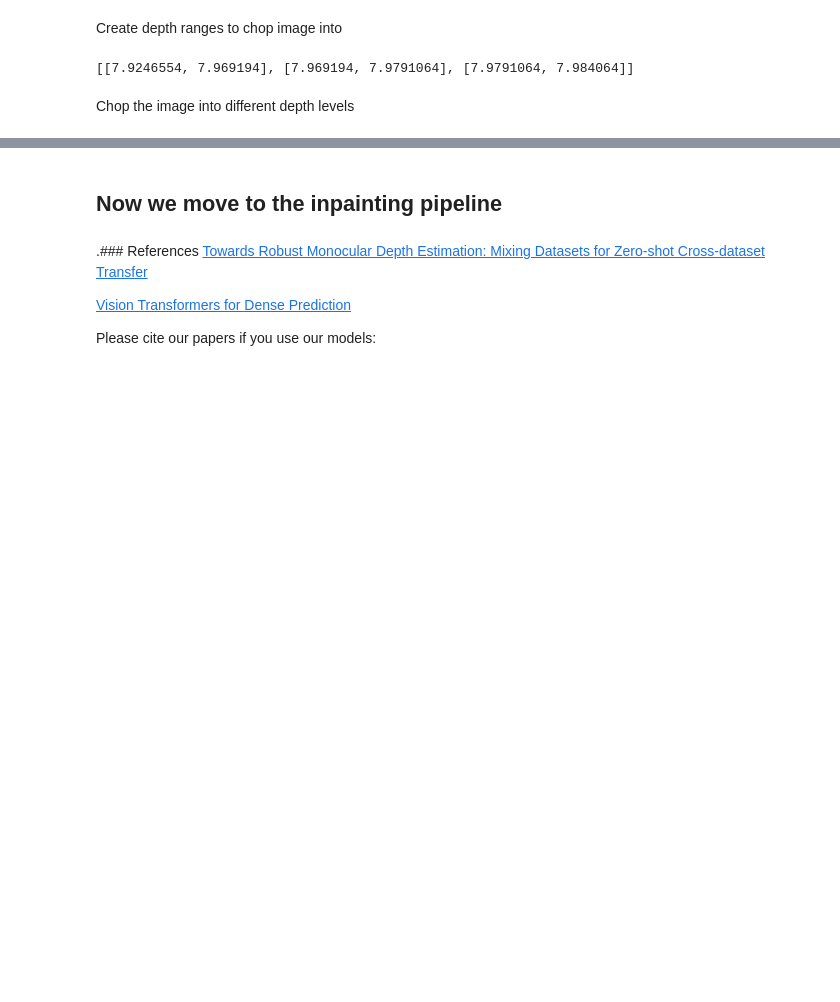
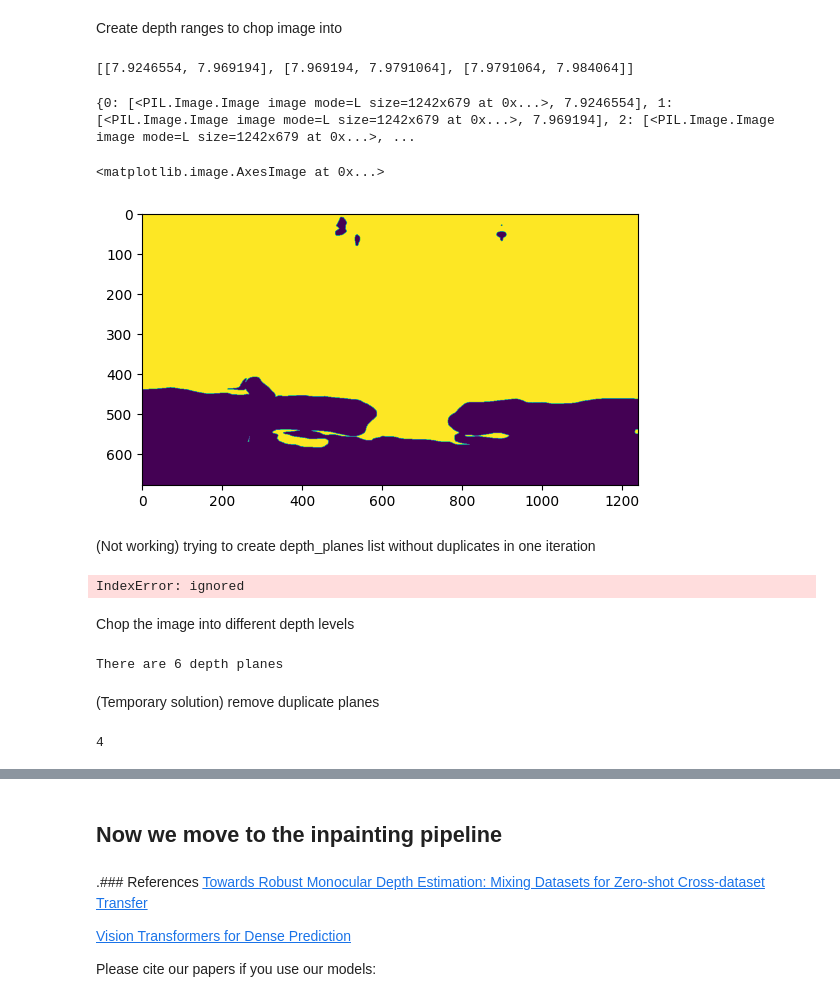
Before and after one commit to JoeL-8883/l4project, a Jupyter notebook: intelisl_midas_v2.ipynb, the cells around one changed output, grey strips where cells are left out. Cells and saved outputs as stored; diff of their text form; code cells hidden in the pictures; blank space fills up the shorter version.

Commit message:
Removed duplicates in chopping image into depth planes)

```diff
--- a/intelisl_midas_v2.ipynb
+++ b/intelisl_midas_v2.ipynb
@@ -241,13 +241,46 @@ depth_ranges = [[mask_info[i][1], mask_info[i+1][1]] for i in range(len(mask_inf
 print(depth_ranges)
 # %% [output]
 [[7.9246554, 7.969194], [7.969194, 7.9791064], [7.9791064, 7.984064]]
+# %%
+print(mask_info)
+plt.imshow(mask_info[0][0])
+# %% [output]
+{0: [<PIL.Image.Image image mode=L size=1242x679 at 0x...>, 7.9246554], 1: [<PIL.Image.Image image mode=L size=1242x679 at 0x...>, 7.969194], 2: [<PIL.Image.Image image mode=L size=1242x679 at 0x...>, ...
+<matplotlib.image.AxesImage at 0x...>
+[figure, added]
+# %% [markdown]
+(Not working) trying to create depth_planes list without duplicates in one iteration
+# %%
+depth_planes = []
+for i, m in enumerate(mask_info):
+  if depth_ranges[i][0] <= mask_info[m][1] <= depth_ranges[i][1]:
+    mask_reshape = np.stack((mask_info[m][0], mask_info[m][0], mask_info[m][0]), axis=-1)
+    depth_planes.append(np.where(mask_reshape, img, mask_reshape))
+
+print("There are " + str(len(depth_planes)) + " depth planes" )
+# %% [output]
+IndexError: ignored
 # %% [markdown]
 Chop the image into different depth levels
 # %%
 depth_planes = []
 for (a,b) in depth_ranges:
-  depth_image = np.zeros_like(output.shape)
   for m in mask_info:
     if a <= mask_info[m][1] <= b:
       mask_reshape = np.stack((mask_info[m][0], mask_info[m][0], mask_info[m][0]), axis=-1)
       depth_planes.append(np.where(mask_reshape, img, mask_reshape))
+print("There are " + str(len(depth_planes)) + " depth planes" )
+depth_planes.reverse()
+# %% [output]
+There are 6 depth planes
+# %% [markdown]
+(Temporary solution) remove duplicate planes
+# %%
+unique_planes = []
+
+for plane in depth_planes:
+  if not any(np.array_equal(plane, unique) for unique in unique_planes):
+    unique_planes.append(plane)
+print(len(unique_planes))
+# %% [output]
+4
```
Also changed, not shown: parts of 8 cells of this notebook.
